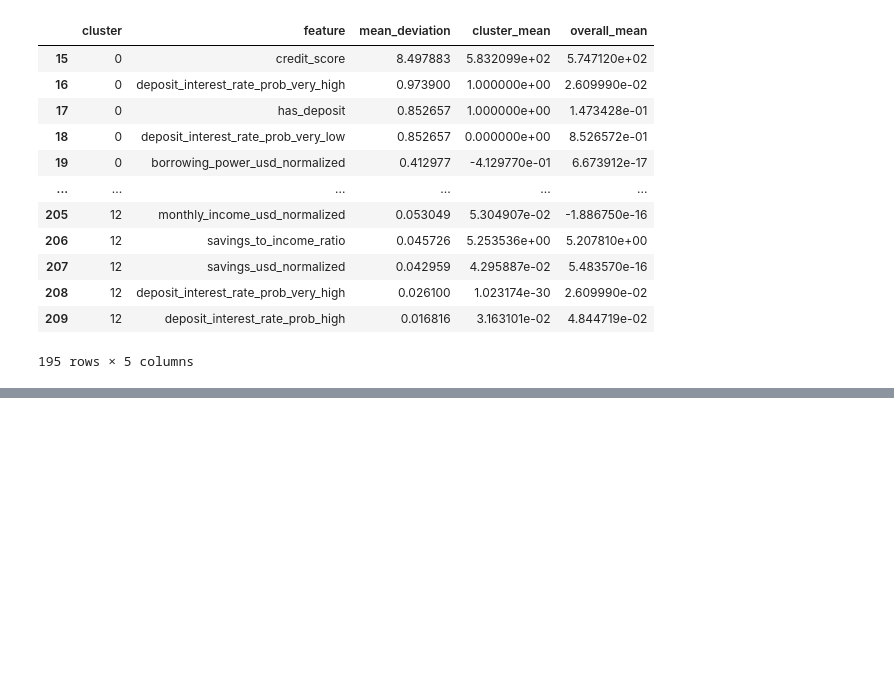
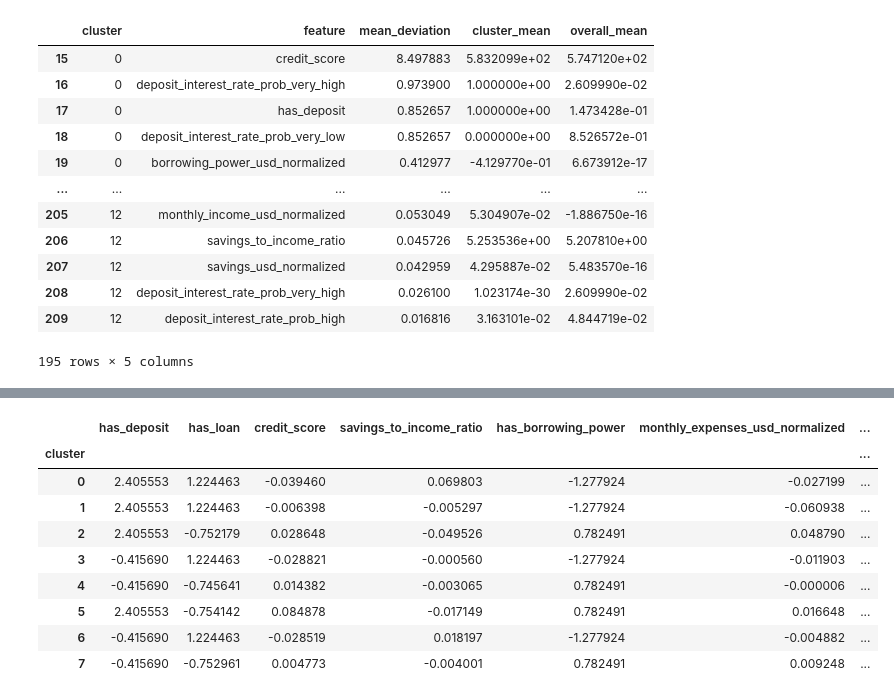
Before and after one commit to OtoSamada/DABN14_Project2, a Jupyter notebook: notebooks/model_training_small_fs.ipynb, the cells around one changed output, grey strips where cells are left out. Cells and saved outputs as stored; diff of their text form; code cells hidden in the pictures; blank space fills up the shorter version.

```diff
--- a/notebooks/model_training_small_fs.ipynb
+++ b/notebooks/model_training_small_fs.ipynb
@@ -478,0 +681,13 @@ Dataset has 0 variance; skipping density estimate. Pass `warn_singular=False` to
+# %%
+profiler.mean_profiles(zscore=True)
+# %% [output]
+|  | has_deposit | has_loan | credit_score | savings_to_income_ratio | has_borrowing_power | monthly_expenses_usd_normalized | ... |
+| cluster |  |  |  |  |  |  | ... |
+| 0 | 2.405553 | 1.224463 | -0.039460 | 0.069803 | -1.277924 | -0.027199 | ... |
+| 1 | 2.405553 | 1.224463 | -0.006398 | -0.005297 | -1.277924 | -0.060938 | ... |
+| 2 | 2.405553 | -0.752179 | 0.028648 | -0.049526 | 0.782491 | 0.048790 | ... |
+| 3 | -0.415690 | 1.224463 | -0.028821 | -0.000560 | -1.277924 | -0.011903 | ... |
+| 4 | -0.415690 | -0.745641 | 0.014382 | -0.003065 | 0.782491 | -0.000006 | ... |
+| 5 | 2.405553 | -0.754142 | 0.084878 | -0.017149 | 0.782491 | 0.016648 | ... |
+| 6 | -0.415690 | 1.224463 | -0.028519 | 0.018197 | -1.277924 | -0.004882 | ... |
+| 7 | -0.415690 | -0.752961 | 0.004773 | -0.004001 | 0.782491 | 0.009248 | ... |
```
Also changed, not shown: parts of 18 cells of this notebook, 6 other files.
